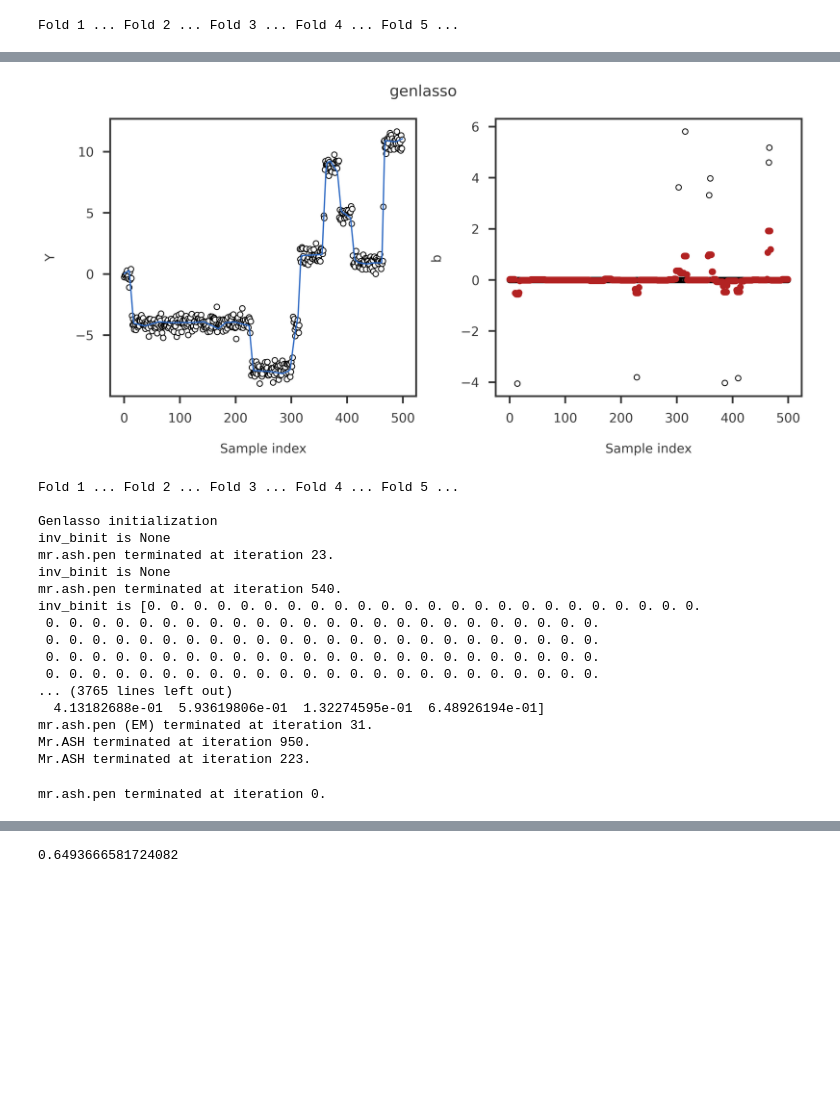
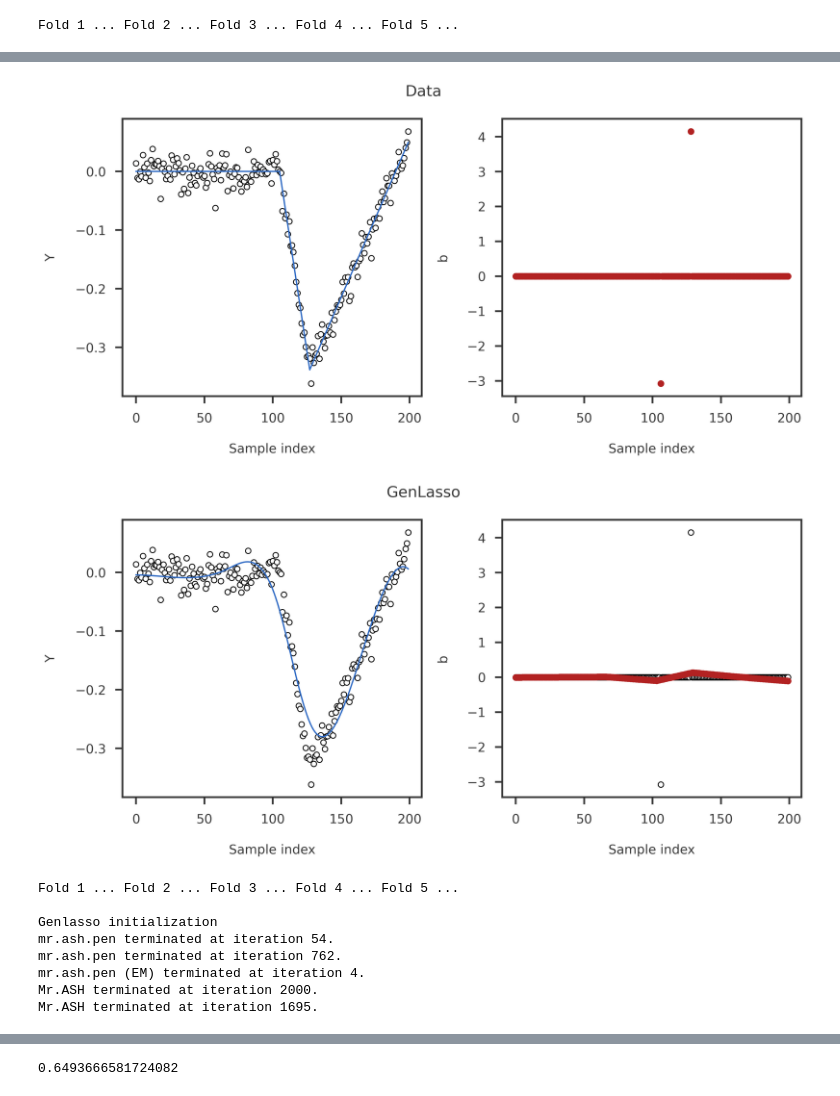
Before and after one commit to banskt/mr-ash-pen-workspace, a Jupyter notebook: notebooks/trendfiltering_examples/trendfiltering-with-mrashpen.ipynb, the cells around one changed output, grey strips where cells are left out. Saved outputs shown, nothing was run; the diff lists cells and outputs as text; code cells hidden in the pictures; blank space fills up the shorter version.

Commit message:
Trendfiltering init

```diff
--- a/notebooks/trendfiltering_examples/trendfiltering-with-mrashpen.ipynb
+++ b/notebooks/trendfiltering_examples/trendfiltering-with-mrashpen.ipynb
@@ -104,16 +104,16 @@ def linreg_summary_df(sigma2, objs, methods):
     df = pd.DataFrame.from_records(data, columns = colnames, index = rownames)
     return df
 # %%
-n = 500
-p = 500
-p_causal = 10
-snr = 10
+n = 200
+p = 200
+p_causal = 2
+snr = 200
 k = 10
 
 X, y, Xtest, ytest, btrue, strue = simulate.changepoint_predictors (n, p, p_causal, snr,
-                                                                    k = 0, signal = 'gamma', seed = 200)
+                                                                    k = 1, signal = 'gamma', seed = 100)
 wk, sk = initialize_ash_prior(k, scale = 4)
 # %%
-genlasso_a0, genlasso_b, genlasso_fit = R_genlasso.fit(X, y, order = 0)
+genlasso_a0, genlasso_b, genlasso_fit = R_genlasso.fit(X, y, order = 1)
 # %% [output]
 Fold 1 ... Fold 2 ... Fold 3 ... Fold 4 ... Fold 5 ...
@@ -120,8 +133,11 @@ Fold 1 ... Fold 2 ... Fold 3 ... Fold 4 ... Fold 5 ...
 # %%
 plot_trendfilter_mrashpen(X, y, btrue, ytest,
-                     genlasso_b, intercept = genlasso_a0, title = 'genlasso')
+                     btrue, intercept = 0, title = 'Data')
+plot_trendfilter_mrashpen(X, y, btrue, ytest,
+                     genlasso_b, intercept = genlasso_a0, title = 'GenLasso')
 # %% [output]
-[figure, old version]
+[figure, new version]
+[figure, added]
 # %%
 '''
 Genlasso results
@@ -176,30 +192,11 @@ mrash_r_init.fit(X, y, sk, binit = plr_lbfgs.coef, winit = plr_lbfgs.prior, s2in
 Fold 1 ... Fold 2 ... Fold 3 ... Fold 4 ... Fold 5 ...
 
 Genlasso initialization
-inv_binit is None
-mr.ash.pen terminated at iteration 23.
-inv_binit is None
-mr.ash.pen terminated at iteration 540.
-inv_binit is [0. 0. 0. 0. 0. 0. 0. 0. 0. 0. 0. 0. 0. 0. 0. 0. 0. 0. 0. 0. 0. 0. 0. 0.
- 0. 0. 0. 0. 0. 0. 0. 0. 0. 0. 0. 0. 0. 0. 0. 0. 0. 0. 0. 0. 0. 0. 0. 0.
- 0. 0. 0. 0. 0. 0. 0. 0. 0. 0. 0. 0. 0. 0. 0. 0. 0. 0. 0. 0. 0. 0. 0. 0.
- 0. 0. 0. 0. 0. 0. 0. 0. 0. 0. 0. 0. 0. 0. 0. 0. 0. 0. 0. 0. 0. 0. 0. 0.
- 0. 0. 0. 0. 0. 0. 0. 0. 0. 0. 0. 0. 0. 0. 0. 0. 0. 0. 0. 0. 0. 0. 0. 0.
-... (3765 lines left out)
-  4.13182688e-01  5.93619806e-01  1.32274595e-01  6.48926194e-01]
-mr.ash.pen (EM) terminated at iteration 31.
-Mr.ASH terminated at iteration 950.
-Mr.ASH terminated at iteration 223.
+mr.ash.pen terminated at iteration 54.
+mr.ash.pen terminated at iteration 762.
+mr.ash.pen (EM) terminated at iteration 4.
+Mr.ASH terminated at iteration 2000.
+Mr.ASH terminated at iteration 1695.
-# %%
-'''
-Use the initial theta for mr.ash.pen
-'''
-plr_lbfgs = PLR(method = 'L-BFGS-B', is_prior_scaled = True, function_call = 'python',
-                debug = False, display_progress = False, calculate_elbo = True,
-                maxiter = 2000, tol = 1e-8)
-plr_lbfgs.fit(X, y, sk, binit = genlasso_b, winit = winit, s2init = s2init)
-# %% [output]
-mr.ash.pen terminated at iteration 0.
 # %%
 '''
 Plot
```
Also changed, not shown: parts of 3 cells of this notebook, 1 other file.
